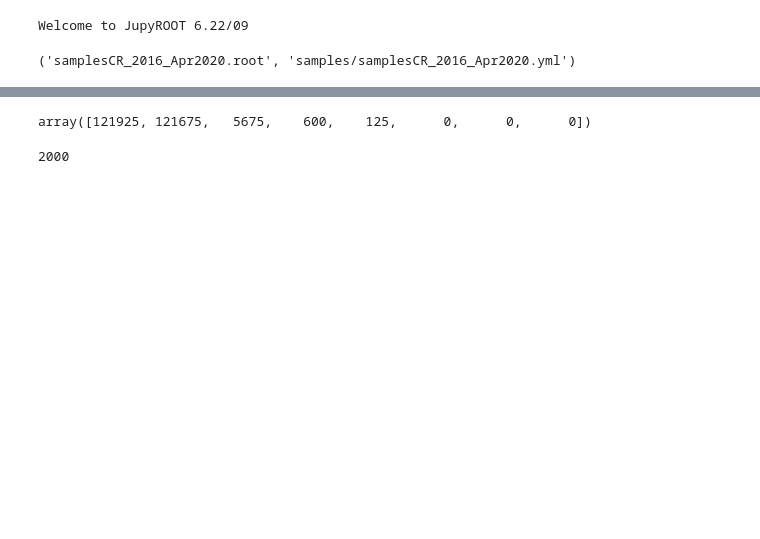
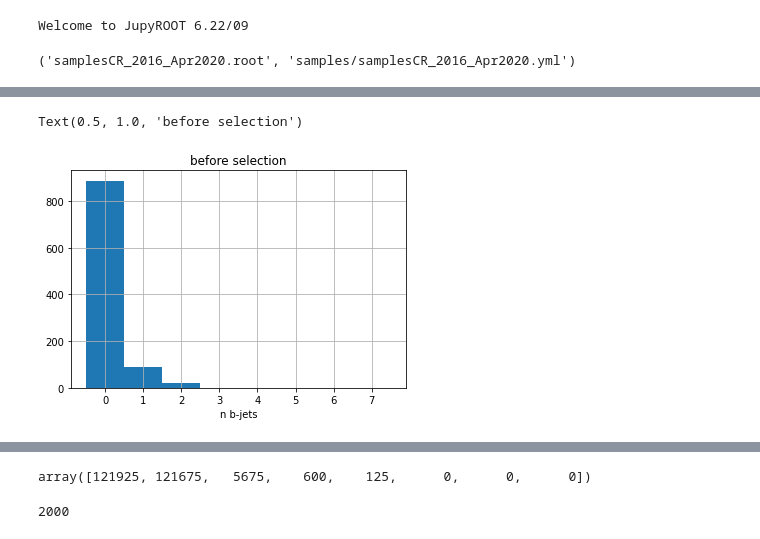
Before and after one commit to rymuelle/bff_plotting_code_v3, a Jupyter notebook: 0_gen_matching_to_sr.ipynb, the cells around one changed output, grey strips where cells are left out. Drawn from its saved outputs; the diff is of its cells as text; code cells hidden in the pictures; blank space fills up the shorter version.

```diff
--- a/0_gen_matching_to_sr.ipynb
+++ b/0_gen_matching_to_sr.ipynb
@@ -176,0 +371,7 @@ sum([   0,   93, 3295, 2767, 3563, 1540,  492,  120]), hist[0]*int(len(events)/n
+# %%
+jet_df.GenNbJets.hist(bins=np.linspace(-.5,7.5, 9))
+plt.xlabel('n b-jets')
+plt.title('before selection')
+# %% [output]
+Text(0.5, 1.0, 'before selection')
+[figure, added]
```
Also changed, not shown: parts of 30 cells of this notebook, 2 other files.
